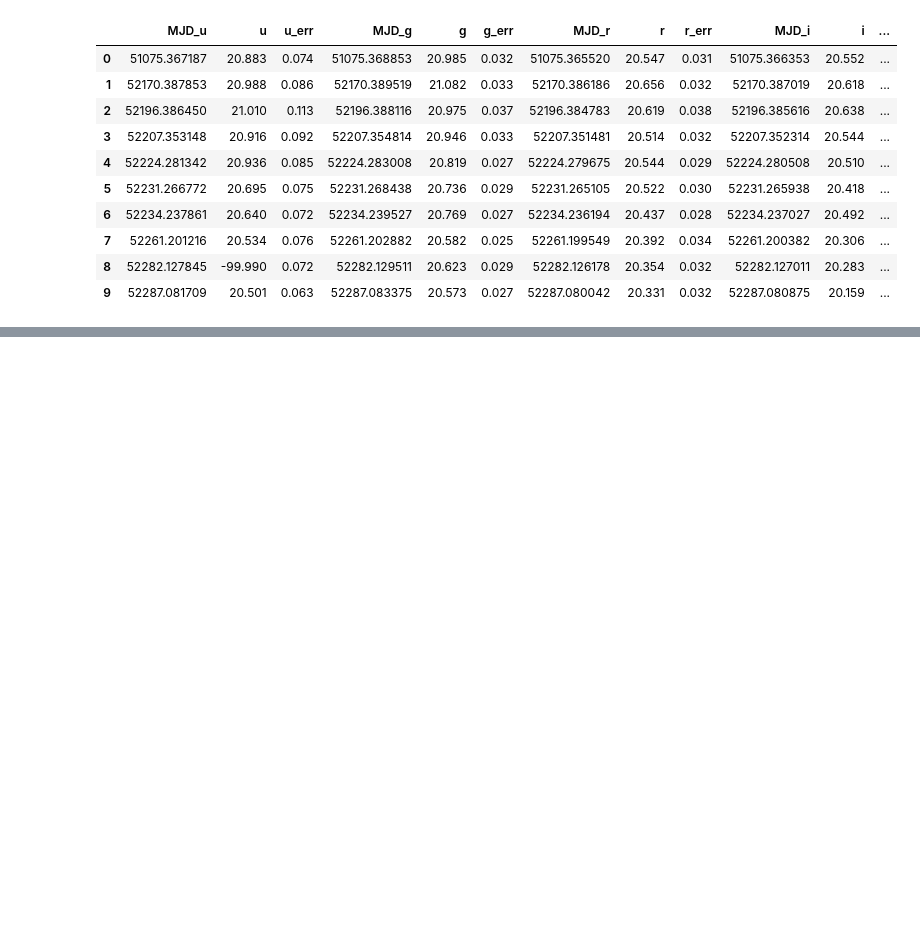
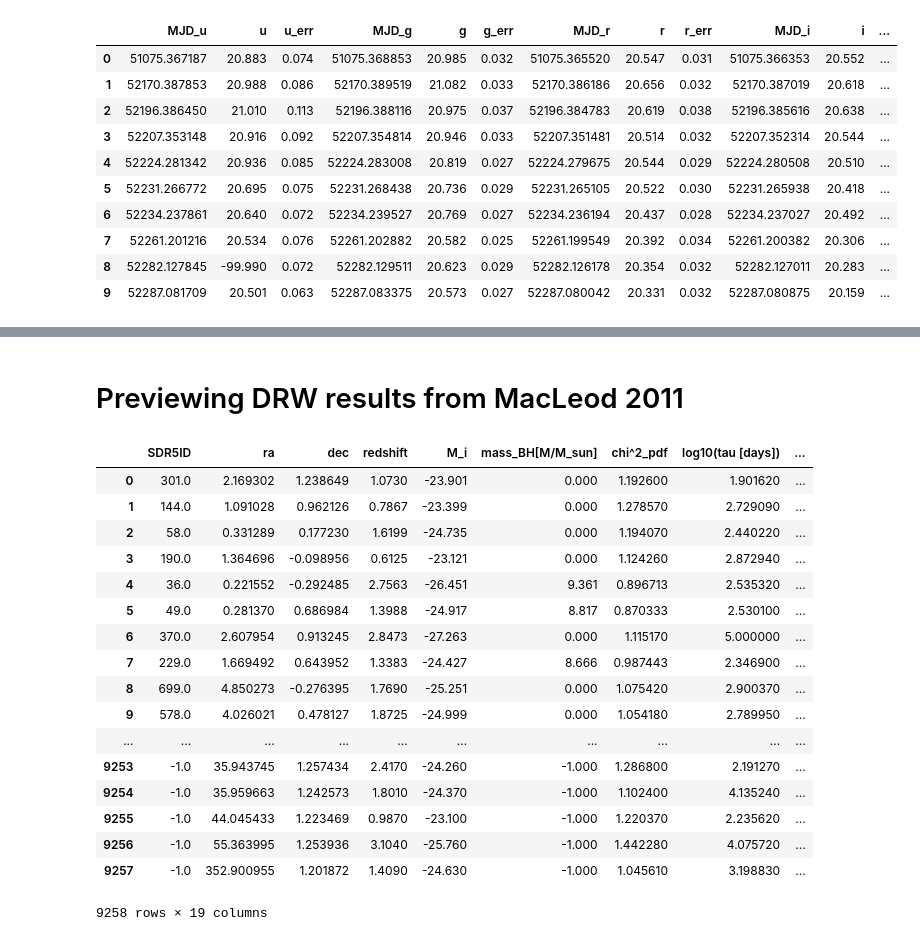
Before and after one commit to jmoreno28/QSO_S82_DRW_vs_DHO, a Jupyter notebook: PreviewLightcurvefiles.ipynb, the cells around one changed output, grey strips where cells are left out. Saved outputs shown, nothing was run; the diff lists cells and outputs as text; code cells hidden in the pictures; blank space fills up the shorter version.

```diff
--- a/PreviewLightcurvefiles.ipynb
+++ b/PreviewLightcurvefiles.ipynb
@@ -80,0 +81,2 @@ for c, value in enumerate(random):
+# %% [markdown]
+# Previewing DRW results from MacLeod 2011
@@ -80,0 +93,21 @@ for c, value in enumerate(random):
+# %%
+drwDB
+# %% [output]
+|  | SDR5ID | ra | dec | redshift | M_i | mass_BH[M/M_sun] | chi^2_pdf | log10(tau [days]) | ... |
+| 0 | 301.0 | 2.169302 | 1.238649 | 1.0730 | -23.901 | 0.000 | 1.192600 | 1.901620 | ... |
+| 1 | 144.0 | 1.091028 | 0.962126 | 0.7867 | -23.399 | 0.000 | 1.278570 | 2.729090 | ... |
+| 2 | 58.0 | 0.331289 | 0.177230 | 1.6199 | -24.735 | 0.000 | 1.194070 | 2.440220 | ... |
+| 3 | 190.0 | 1.364696 | -0.098956 | 0.6125 | -23.121 | 0.000 | 1.124260 | 2.872940 | ... |
+| 4 | 36.0 | 0.221552 | -0.292485 | 2.7563 | -26.451 | 9.361 | 0.896713 | 2.535320 | ... |
+| 5 | 49.0 | 0.281370 | 0.686984 | 1.3988 | -24.917 | 8.817 | 0.870333 | 2.530100 | ... |
+| 6 | 370.0 | 2.607954 | 0.913245 | 2.8473 | -27.263 | 0.000 | 1.115170 | 5.000000 | ... |
+| 7 | 229.0 | 1.669492 | 0.643952 | 1.3383 | -24.427 | 8.666 | 0.987443 | 2.346900 | ... |
+| 8 | 699.0 | 4.850273 | -0.276395 | 1.7690 | -25.251 | 0.000 | 1.075420 | 2.900370 | ... |
+| 9 | 578.0 | 4.026021 | 0.478127 | 1.8725 | -24.999 | 0.000 | 1.054180 | 2.789950 | ... |
+| ... | ... | ... | ... | ... | ... | ... | ... | ... | ... |
+| 9253 | -1.0 | 35.943745 | 1.257434 | 2.4170 | -24.260 | -1.000 | 1.286800 | 2.191270 | ... |
+| 9254 | -1.0 | 35.959663 | 1.242573 | 1.8010 | -24.370 | -1.000 | 1.102400 | 4.135240 | ... |
+| 9255 | -1.0 | 44.045433 | 1.223469 | 0.9870 | -23.100 | -1.000 | 1.220370 | 2.235620 | ... |
+| 9256 | -1.0 | 55.363995 | 1.253936 | 3.1040 | -25.760 | -1.000 | 1.442280 | 4.075720 | ... |
+| 9257 | -1.0 | 352.900955 | 1.201872 | 1.4090 | -24.630 | -1.000 | 1.045610 | 3.198830 | ... |
+9258 rows × 19 columns
```
Also changed, not shown: parts of 4 cells of this notebook.
